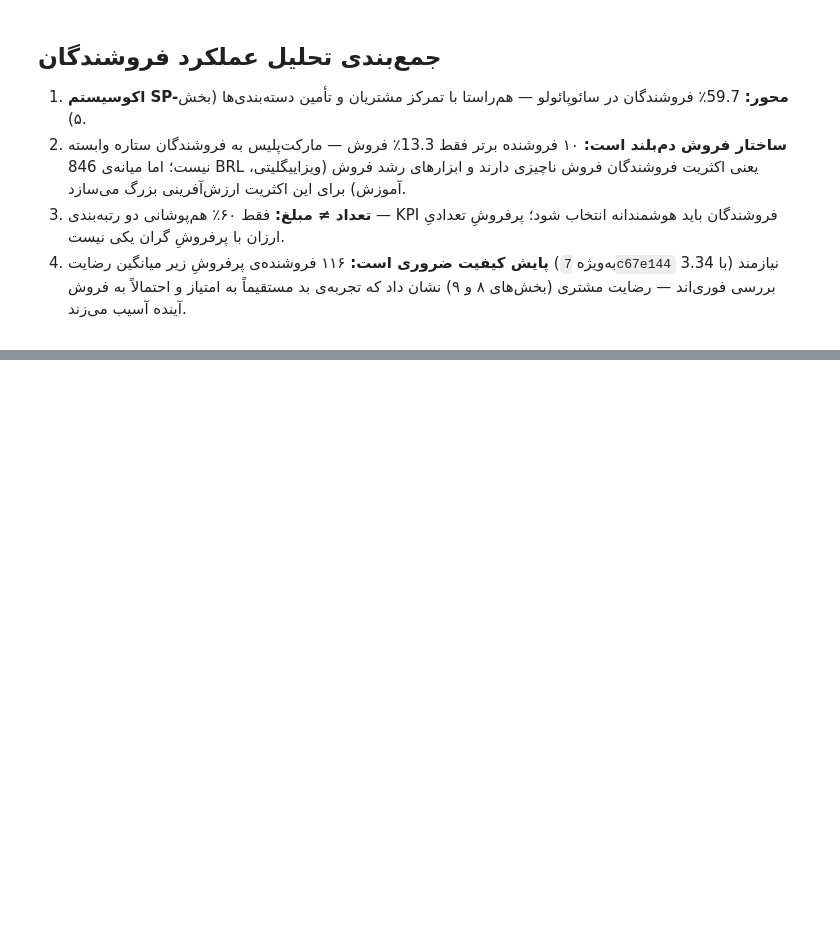
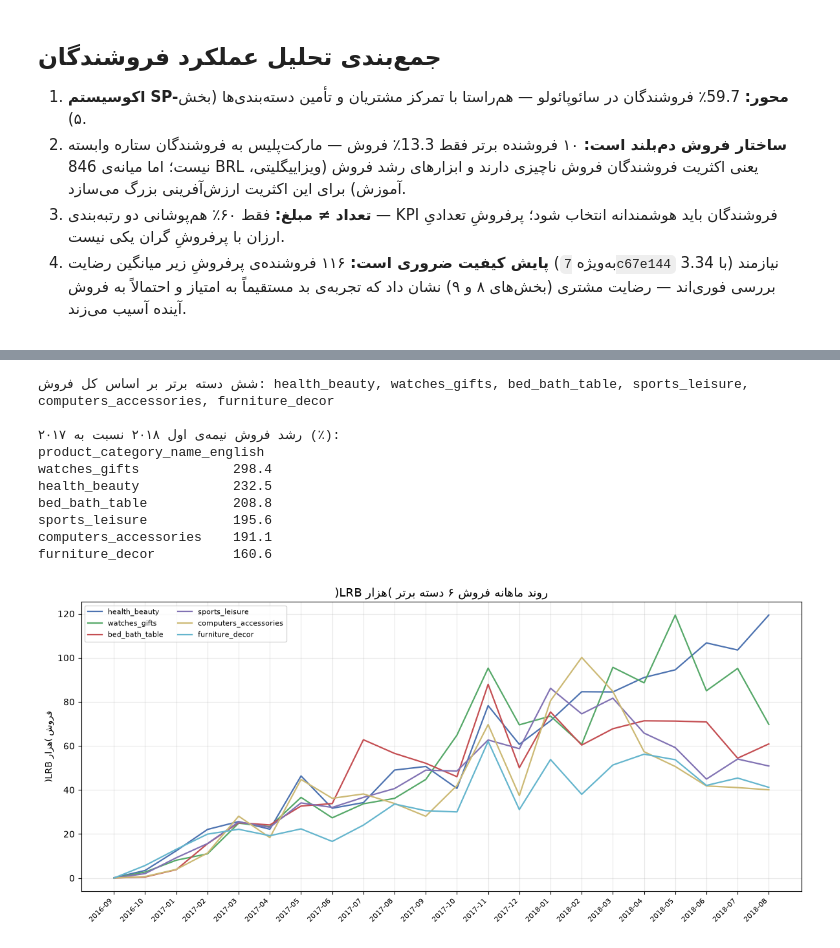
Before and after one commit to arashalidadi/olist-pro, a Jupyter notebook: olist_analysis.ipynb, the cells around one changed output, grey strips where cells are left out. Saved outputs shown, nothing was run; the diff lists cells and outputs as text; code cells hidden in the pictures; blank space fills up the shorter version.

```diff
--- a/olist_analysis.ipynb
+++ b/olist_analysis.ipynb
@@ -3362,0 +3459,50 @@ da8622b14eb17ae2831f4ac5b9dab84a        1548  159816.87     1545.0        4.07
+# %%
+delivered_ids = orders[orders['order_status'] == 'delivered']['order_id']
+cat_month = (
+    items[items['order_id'].isin(delivered_ids)]
+    .merge(orders[['order_id', 'order_purchase_timestamp']], on='order_id', how='left')
+    .assign(month=lambda d: d['order_purchase_timestamp'].dt.to_period('M'))
+)
+top6 = (
+    cat_month.groupby('product_category_name_english')['price'].sum()
+    .sort_values(ascending=False).head(6).index.tolist()
+)
+print('شش دسته برتر بر اساس کل فروش:', ', '.join(top6))
+trend = (
+    cat_month[cat_month['product_category_name_english'].isin(top6)]
+    .pivot_table(index='month', columns='product_category_name_english',
+                 values='price', aggfunc='sum', fill_value=0)
+)
+trend = trend[top6] / 1e3
+
+h1_2017 = trend.loc['2017-01':'2017-06'].sum()
+h1_2018 = trend.loc['2018-01':'2018-06'].sum()
+growth = ((h1_2018 / h1_2017 - 1) * 100).round(1)
+print()
+print('رشد فروش نیمه‌ی اول ۲۰۱۸ نسبت به ۲۰۱۷ (٪):')
+print(growth.sort_values(ascending=False).to_string())
+
+fig, ax = plt.subplots(figsize=(12, 5.5))
+x = [str(m) for m in trend.index]
+colors = ['#4c72b0', '#55a868', '#c44e52', '#8172b3', '#ccb974', '#64b5cd']
+for col, color in zip(top6, colors):
+    ax.plot(x, trend[col], label=col, color=color, lw=1.6)
+ax.set_title(fa('روند ماهانه فروش ۶ دسته برتر (هزار BRL)'), fontsize=13)
+ax.set_ylabel(fa('فروش (هزار BRL)'))
+plt.setp(ax.get_xticklabels(), rotation=45, ha='right', fontsize=8)
+ax.legend(fontsize=8, ncols=2)
+ax.grid(alpha=0.3)
+fig.tight_layout()
+plt.show()
+# %% [output]
+شش دسته برتر بر اساس کل فروش: health_beauty, watches_gifts, bed_bath_table, sports_leisure, computers_accessories, furniture_decor
+
+رشد فروش نیمه‌ی اول ۲۰۱۸ نسبت به ۲۰۱۷ (٪):
+product_category_name_english
+watches_gifts            298.4
+health_beauty            232.5
+bed_bath_table           208.8
+sports_leisure           195.6
+computers_accessories    191.1
+furniture_decor          160.6
+[figure, added]
```
Also changed, not shown: parts of 10 cells of this notebook, 1 other file.
